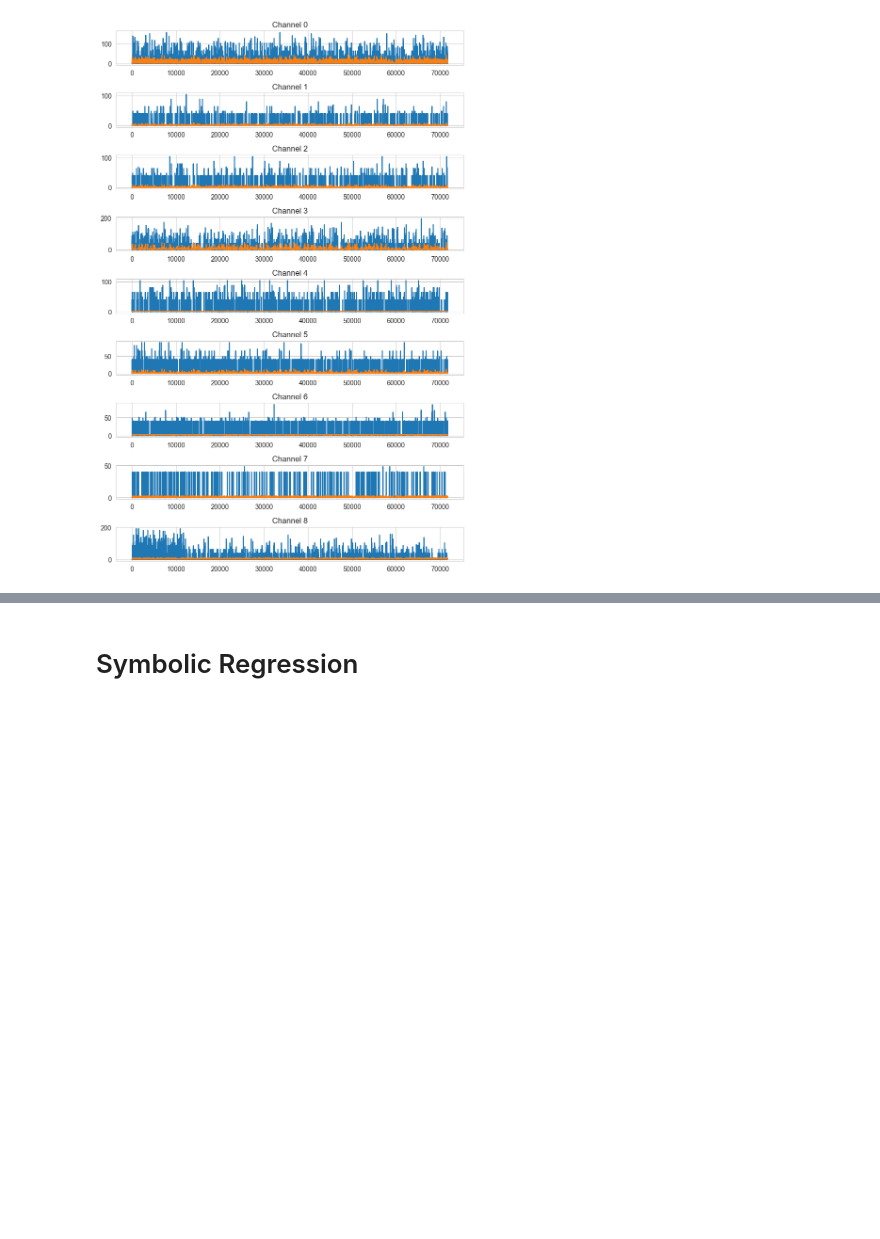
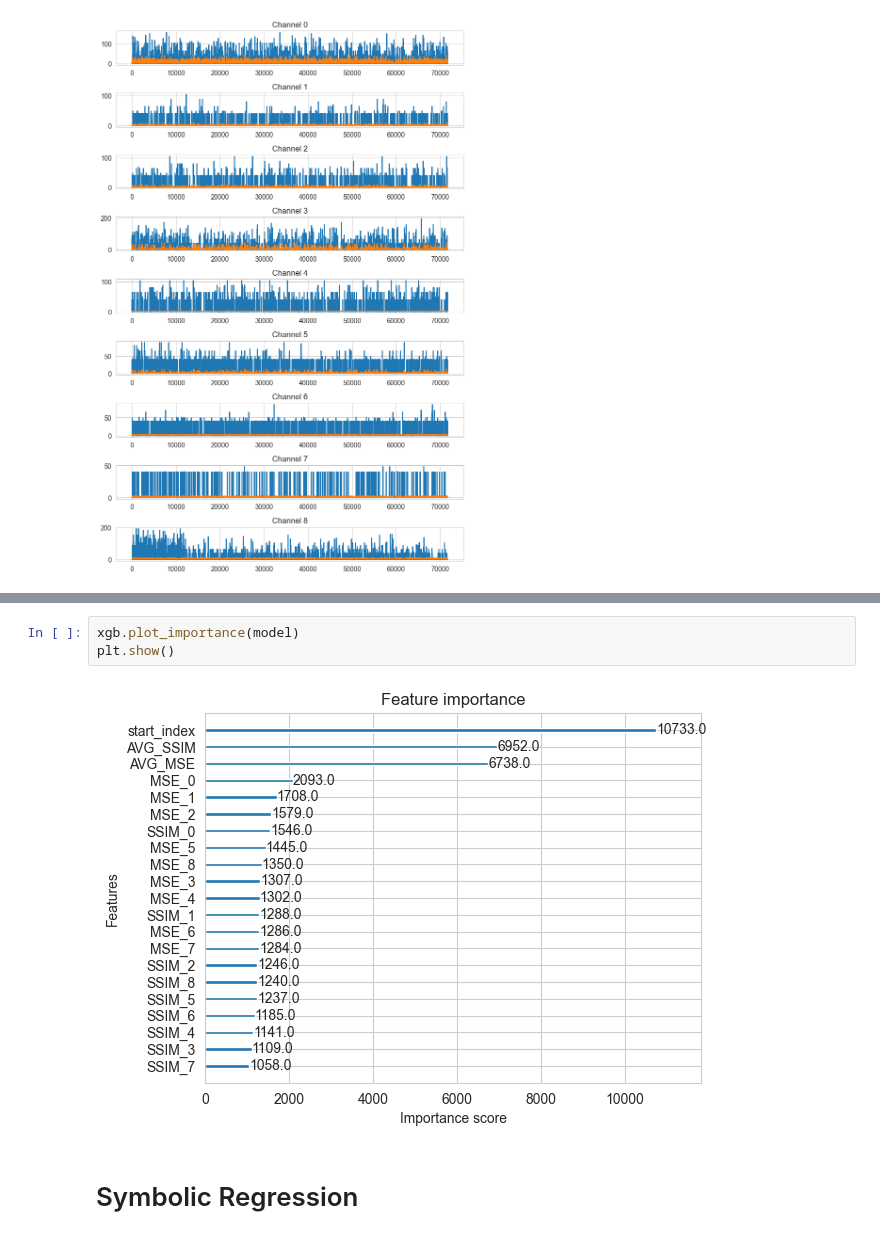
Before and after one commit to JankowskiDaniel/Neural-Deep-Retina, a Jupyter notebook: notebooks/10-tabular-ml.ipynb, the cells around one changed output, grey strips where cells are left out. Cells and saved outputs as stored; diff of their text form; blank space fills up the shorter version.

```diff
--- a/notebooks/10-tabular-ml.ipynb
+++ b/notebooks/10-tabular-ml.ipynb
@@ -115,3 +140,8 @@ plot_predictions(y_test.values, y_rf, n_channels)
+# %%
+xgb.plot_importance(model)
+plt.show()
+# %% [output]
+[figure, added]
 # %% [markdown]
 # Symbolic Regression
 # %%
```
Also changed, not shown: parts of 5 cells of this notebook.
